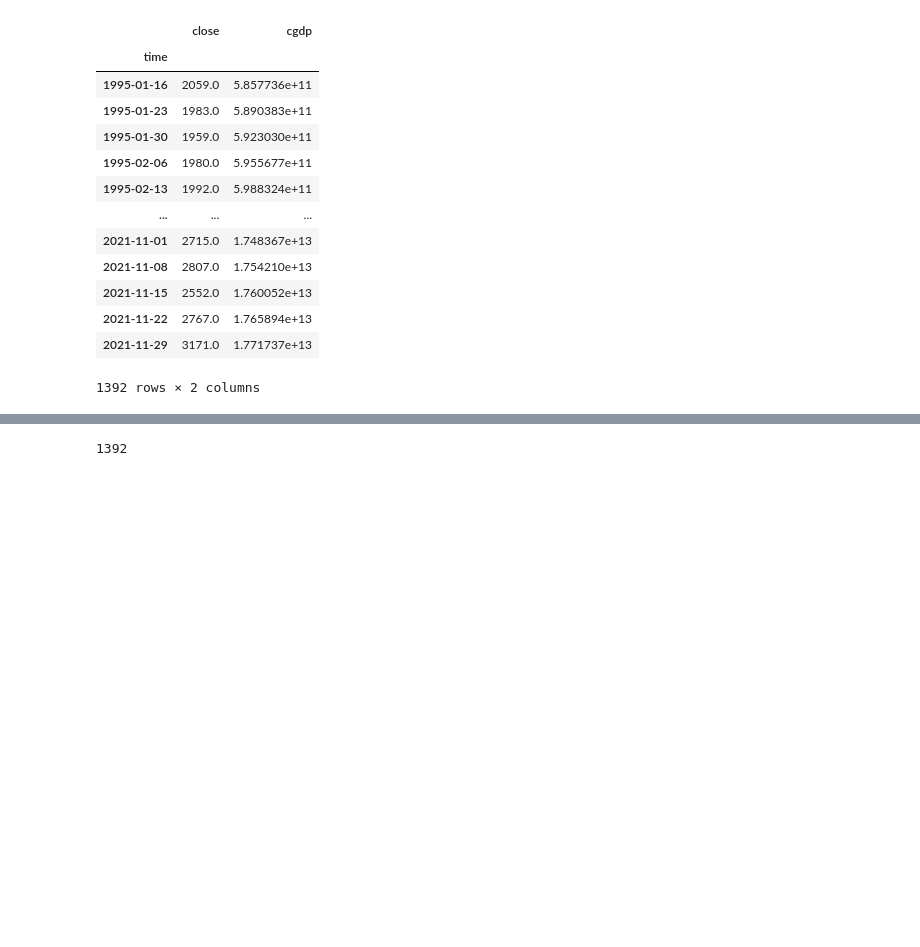
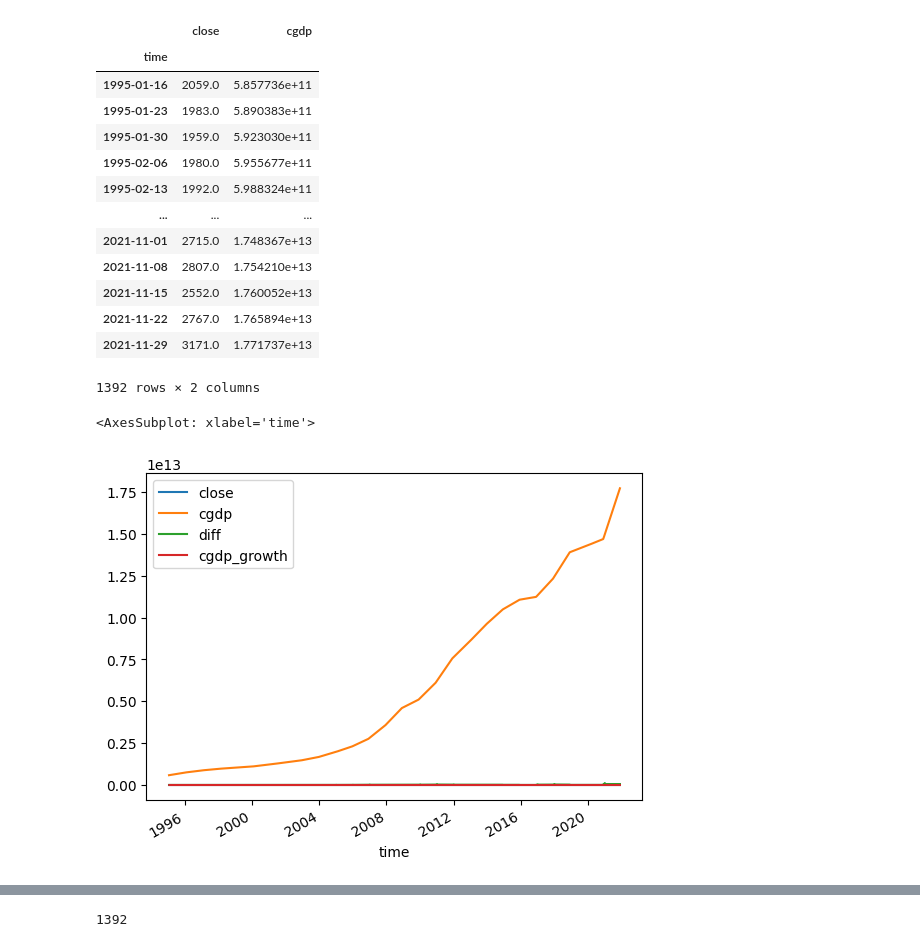
Before and after one commit to LeibnizianOptimist/bdi_predict, a Jupyter notebook: notebooks/CGDP Feature Cleaning.ipynb, the cells around one changed output, grey strips where cells are left out. Saved outputs shown, nothing was run; the diff lists cells and outputs as text; code cells hidden in the pictures; blank space fills up the shorter version.

```diff
--- a/notebooks/CGDP Feature Cleaning.ipynb
+++ b/notebooks/CGDP Feature Cleaning.ipynb
@@ -201,3 +201,8 @@ combined_df
 | 2021-11-22 | 2767.0 | 1.765894e+13 |
 | 2021-11-29 | 3171.0 | 1.771737e+13 |
 1392 rows × 2 columns
+# %%
+combined_df.plot()
+# %% [output]
+<AxesSubplot: xlabel='time'>
+[figure, added]
```
Also changed, not shown: parts of 7 cells of this notebook.
